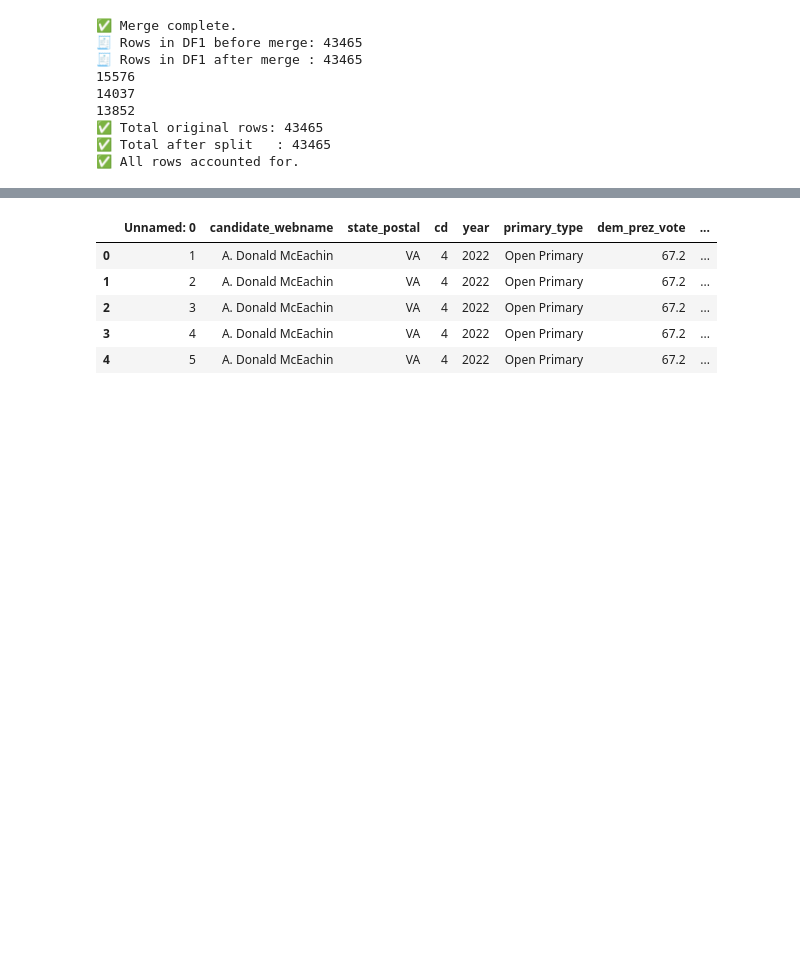
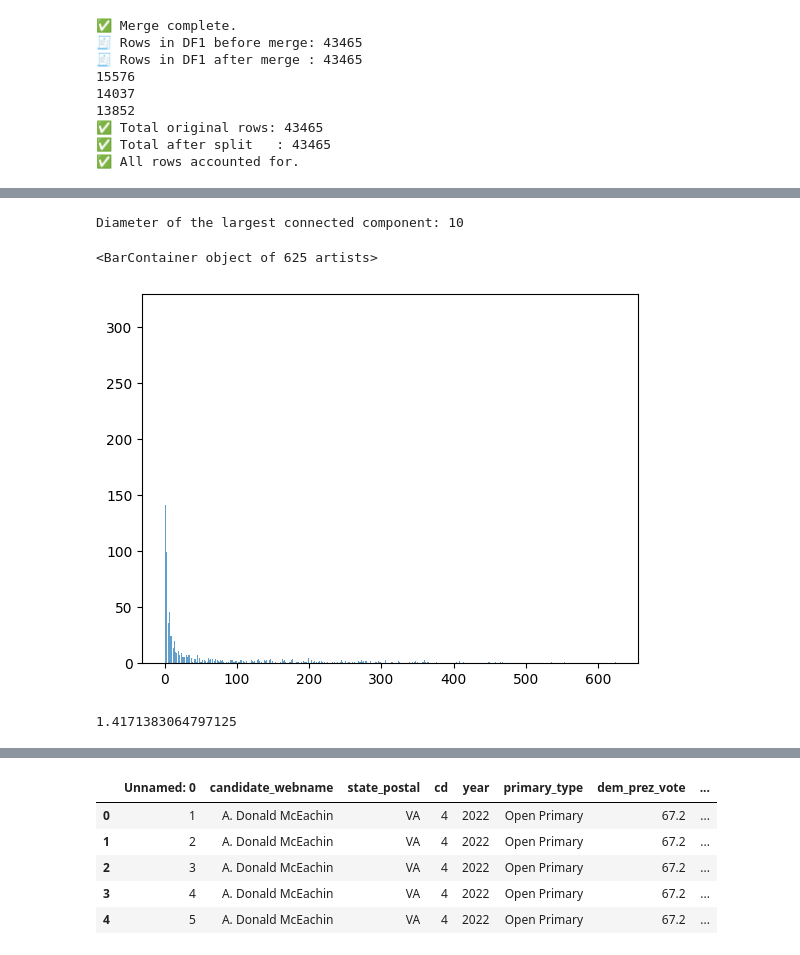
Before and after one commit to nurfnick/NetworkScience, a Jupyter notebook: Project/project.ipynb, the cells around one changed output, grey strips where cells are left out. Cells and saved outputs as stored; diff of their text form; code cells hidden in the pictures; blank space fills up the shorter version.

```diff
--- a/Project/project.ipynb
+++ b/Project/project.ipynb
@@ -136,0 +160,35 @@ plot_graph(graph_2018, "Candidate Similarity Graph 2018")
+# %%
+# Find the largest connected component
+largest_component = max(nx.connected_components(graph_2018), key=len)
+
+# Create a subgraph of the largest connected component
+subgraph = graph_2018.subgraph(largest_component)
+
+# Calculate the diameter of the subgraph
+diameter = nx.diameter(subgraph)
+
+print(f"Diameter of the largest connected component: {diameter}")
+# %% [output]
+Diameter of the largest connected component: 10
+# %%
+
+
+l = [graph_2018.degree(u) for u in graph_2018.nodes()]
+
+count = [0]*(max(l)+1)
+for i in range(max(l)+1):
+  count[i] = l.count(i)
+
+plt.bar(range(max(l)+1), count, align='center', alpha=0.7, label='Observed Degree Distribution')
+# %% [output]
+<BarContainer object of 625 artists>
+[figure, added]
+# %%
+import numpy as np
+xmin = 1
+np.ones(len(l))
+
+alpha = 1+(len(l)/sum(np.log((np.array(l)+np.ones(len(l)))/xmin)))
+print(alpha)
+# %% [output]
+1.4171383064797125
```
Also changed, not shown: parts of 7 cells of this notebook.
